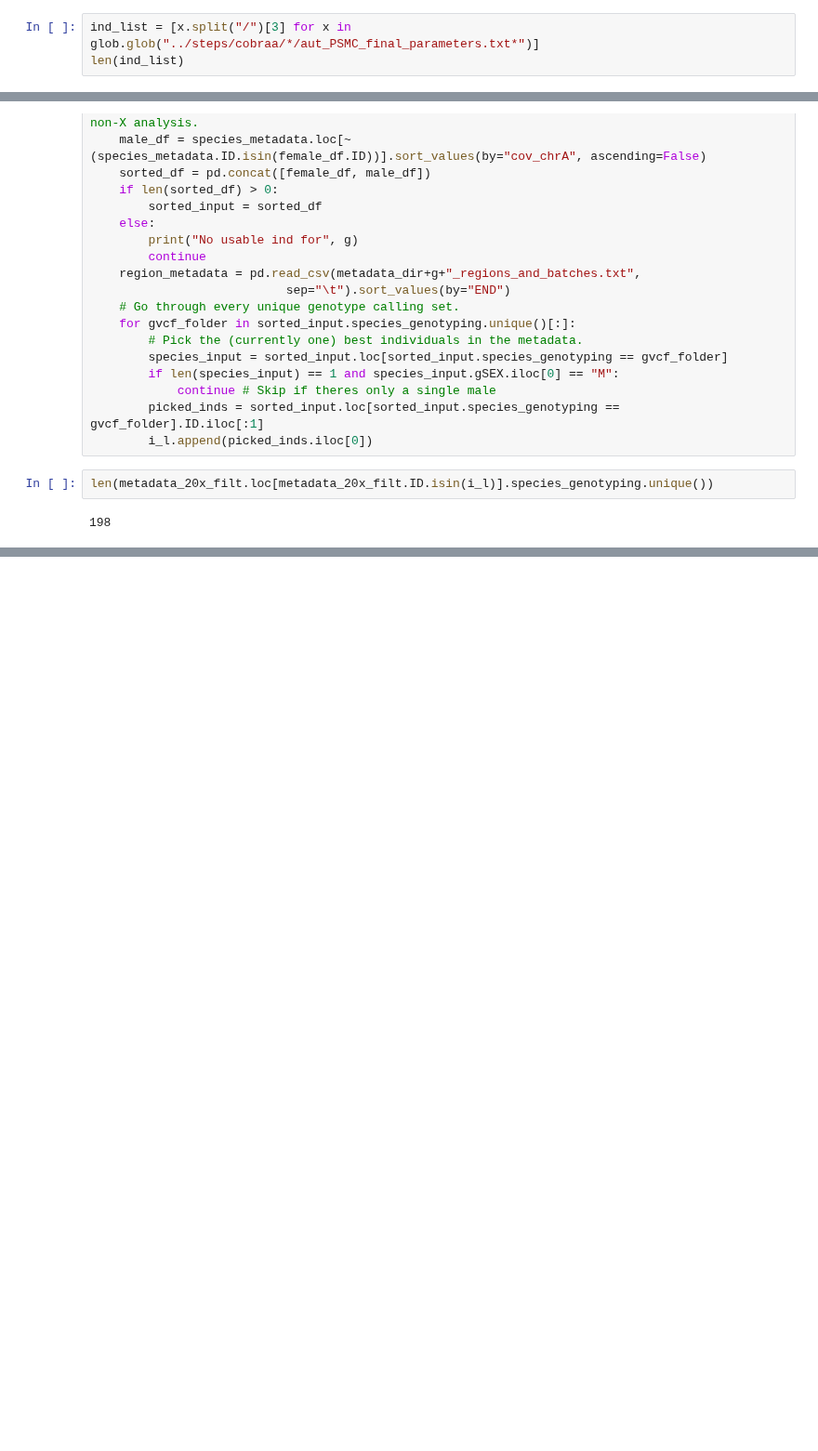
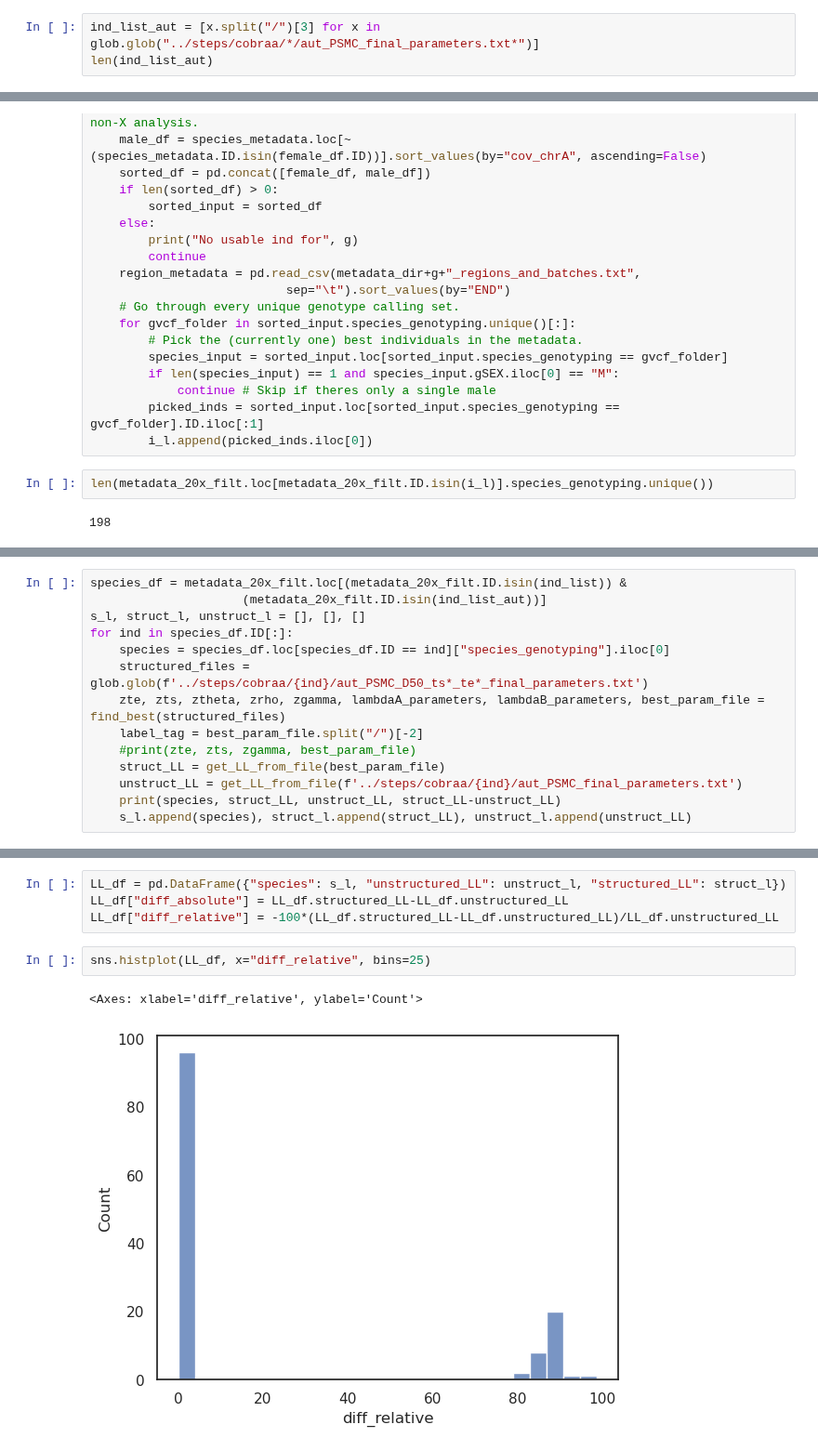
Before and after one commit to erikfogh/selection_primates, a Jupyter notebook: notebooks/cobraa01_finding_best_structured.ipynb, the cells around one changed output, grey strips where cells are left out. Shown at 93% size. Saved outputs shown, nothing was run; the diff lists cells and outputs as text; blank space fills up the shorter version.

```diff
--- a/notebooks/cobraa01_finding_best_structured.ipynb
+++ b/notebooks/cobraa01_finding_best_structured.ipynb
@@ -70,6 +70,6 @@ def find_best(file_list):
     lambdaB_parameters = ",".join([str(x) for x in final_params[:,3]*ztheta/4])
     return zte, zts, ztheta, zrho, zgamma, lambdaA_parameters, lambdaB_parameters, best_param_file
 # %%
-ind_list = [x.split("/")[3] for x in glob.glob("../steps/cobraa/*/aut_PSMC_final_parameters.txt*")]
-len(ind_list)
+ind_list_aut = [x.split("/")[3] for x in glob.glob("../steps/cobraa/*/aut_PSMC_final_parameters.txt*")]
+len(ind_list_aut)
 # %% [output]
@@ -132,0 +136,14 @@ len(metadata_20x_filt.loc[metadata_20x_filt.ID.isin(i_l)].species_genotyping.uni
+# %%
+species_df = metadata_20x_filt.loc[(metadata_20x_filt.ID.isin(ind_list)) &
+                     (metadata_20x_filt.ID.isin(ind_list_aut))]
+s_l, struct_l, unstruct_l = [], [], []
+for ind in species_df.ID[:]:
+    species = species_df.loc[species_df.ID == ind]["species_genotyping"].iloc[0]
+    structured_files = glob.glob(f'../steps/cobraa/{ind}/aut_PSMC_D50_ts*_te*_final_parameters.txt')
+    zte, zts, ztheta, zrho, zgamma, lambdaA_parameters, lambdaB_parameters, best_param_file = find_best(structured_files)
+    label_tag = best_param_file.split("/")[-2]
+    #print(zte, zts, zgamma, best_param_file)
+    struct_LL = get_LL_from_file(best_param_file)
+    unstruct_LL = get_LL_from_file(f'../steps/cobraa/{ind}/aut_PSMC_final_parameters.txt')
+    print(species, struct_LL, unstruct_LL, struct_LL-unstruct_LL)
+    s_l.append(species), struct_l.append(struct_LL), unstruct_l.append(unstruct_LL)
@@ -132,0 +168,9 @@ len(metadata_20x_filt.loc[metadata_20x_filt.ID.isin(i_l)].species_genotyping.uni
+# %%
+LL_df = pd.DataFrame({"species": s_l, "unstructured_LL": unstruct_l, "structured_LL": struct_l})
+LL_df["diff_absolute"] = LL_df.structured_LL-LL_df.unstructured_LL
+LL_df["diff_relative"] = -100*(LL_df.structured_LL-LL_df.unstructured_LL)/LL_df.unstructured_LL
+# %%
+sns.histplot(LL_df, x="diff_relative", bins=25)
+# %% [output]
+<Axes: xlabel='diff_relative', ylabel='Count'>
+[figure, added]
```
Also changed, not shown: parts of 19 cells of this notebook, 6 other files.
